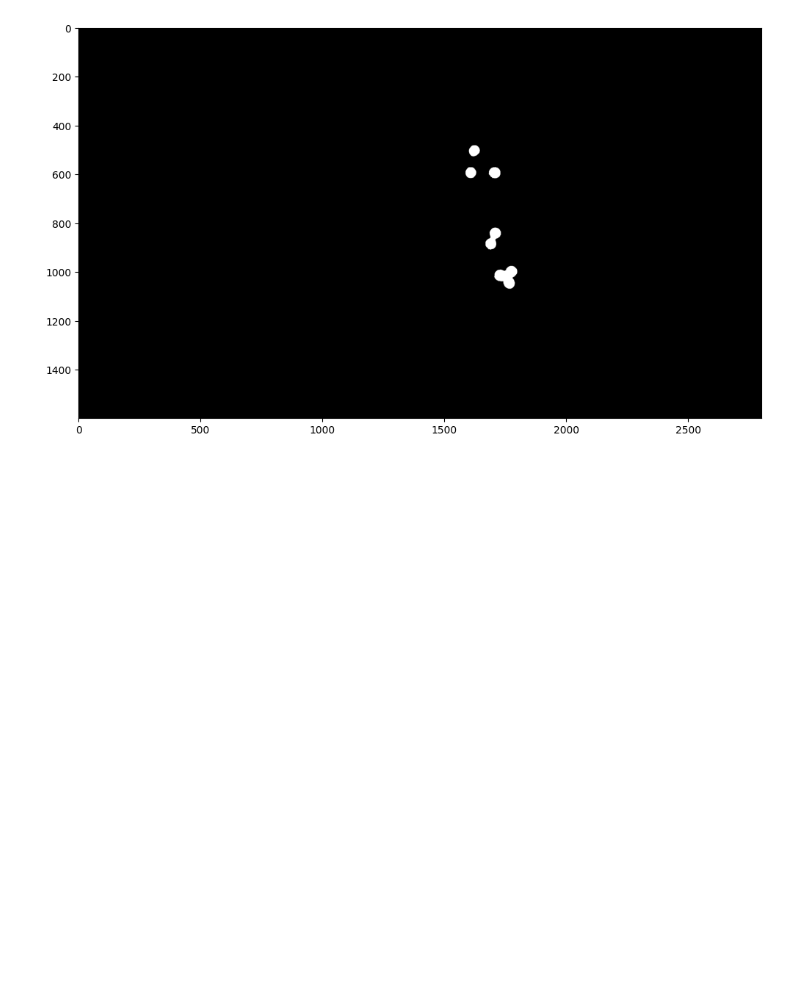
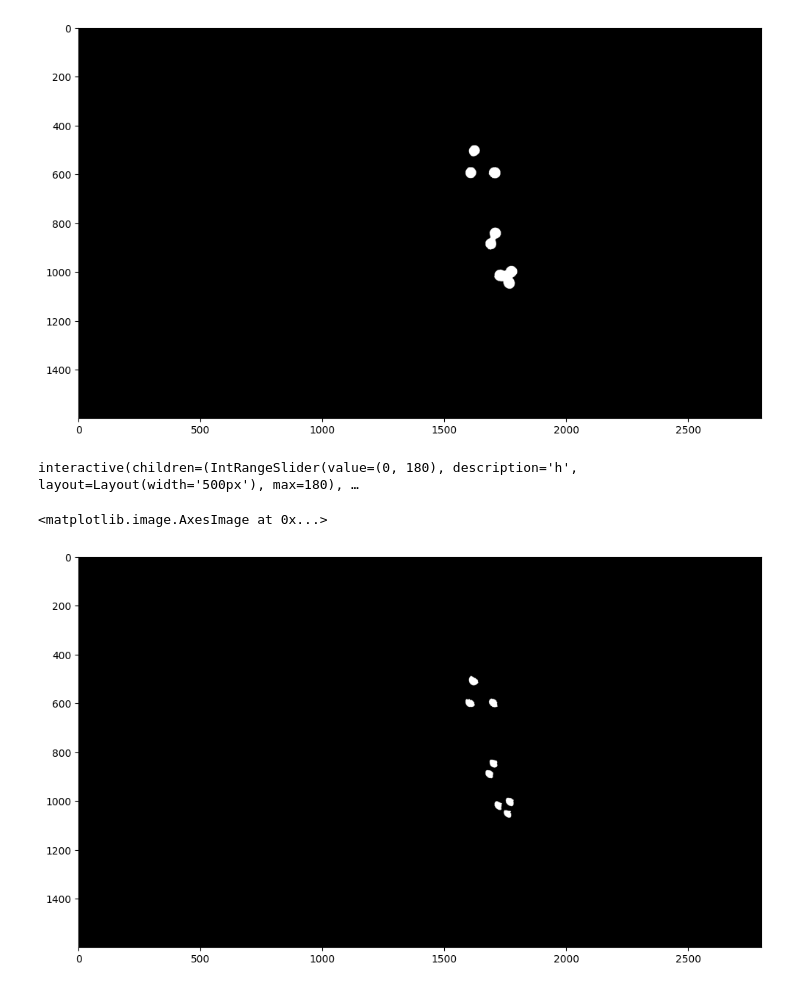
Before and after one commit to StaszekM/apow, a Jupyter notebook: Laboratorium 5/lab5_espu.ipynb, the cells around one changed output. Saved outputs shown, nothing was run; the diff lists cells and outputs as text; code cells hidden in the pictures; blank space fills up the shorter version.

```diff
--- a/Laboratorium 5/lab5_espu.ipynb
+++ b/Laboratorium 5/lab5_espu.ipynb
@@ -84,3 +84,52 @@ plt.subplots(1, 1, figsize=(12, 8))[1].imshow(img_no_small_holes, cmap="gray")
 # %% [output]
 <matplotlib.image.AxesImage at 0x...>
 [figure]
+# %%
+thresholded_reflexes = None
+
+
+@interact(
+    img=fixed(calib_rgb),
+    h=IntRangeSlider(
+        min=0, max=180, step=1, value=[0, 180], layout=Layout(width="500px")
+    ),
+    s=IntRangeSlider(
+        min=0, max=255, step=1, value=[0, 255], layout=Layout(width="500px")
+    ),
+    v=IntRangeSlider(
+        min=0, max=255, step=1, value=[170, 255], layout=Layout(width="500px")
+    ),
+)
+def get_in_range(img, h, s, v):
+    global thresholded_reflexes
+    min_h, max_h = h
+    min_s, max_s = s
+    min_v, max_v = v
+
+    hsv_img = cv2.cvtColor(img, cv2.COLOR_RGB2HSV)  # Convert RGB to HSV
+
+    thresholded = cv2.inRange(
+        hsv_img,
+        (min_h, min_s, min_v),
+        (max_h, max_s, max_v),
+    )
+
+    plt.subplots(1, 1, figsize=(12, 8))[1].imshow(thresholded, cmap="gray")
+    thresholded_reflexes = thresholded
+# %% [output]
+interactive(children=(IntRangeSlider(value=(0, 180), description='h', layout=Layout(width='500px'), max=180), …
+# %%
+espu_reflexes = img_no_small_holes & thresholded_reflexes
+espu_reflexes_closed = cv2.morphologyEx(
+    espu_reflexes,
+    cv2.MORPH_CLOSE,
+    cv2.getStructuringElement(cv2.MORPH_ELLIPSE, (5, 5)),
+    iterations=1,
+)
+espu_no_small_objects = remove_small_objects(
+    espu_reflexes_closed > 0, min_size=100
+).astype(np.uint8)
+plt.subplots(1, 1, figsize=(12, 8))[1].imshow(espu_no_small_objects, cmap="gray")
+# %% [output]
+<matplotlib.image.AxesImage at 0x...>
+[figure, added]
```
Also changed, not shown: parts of 3 cells of this notebook, 2 other files.
